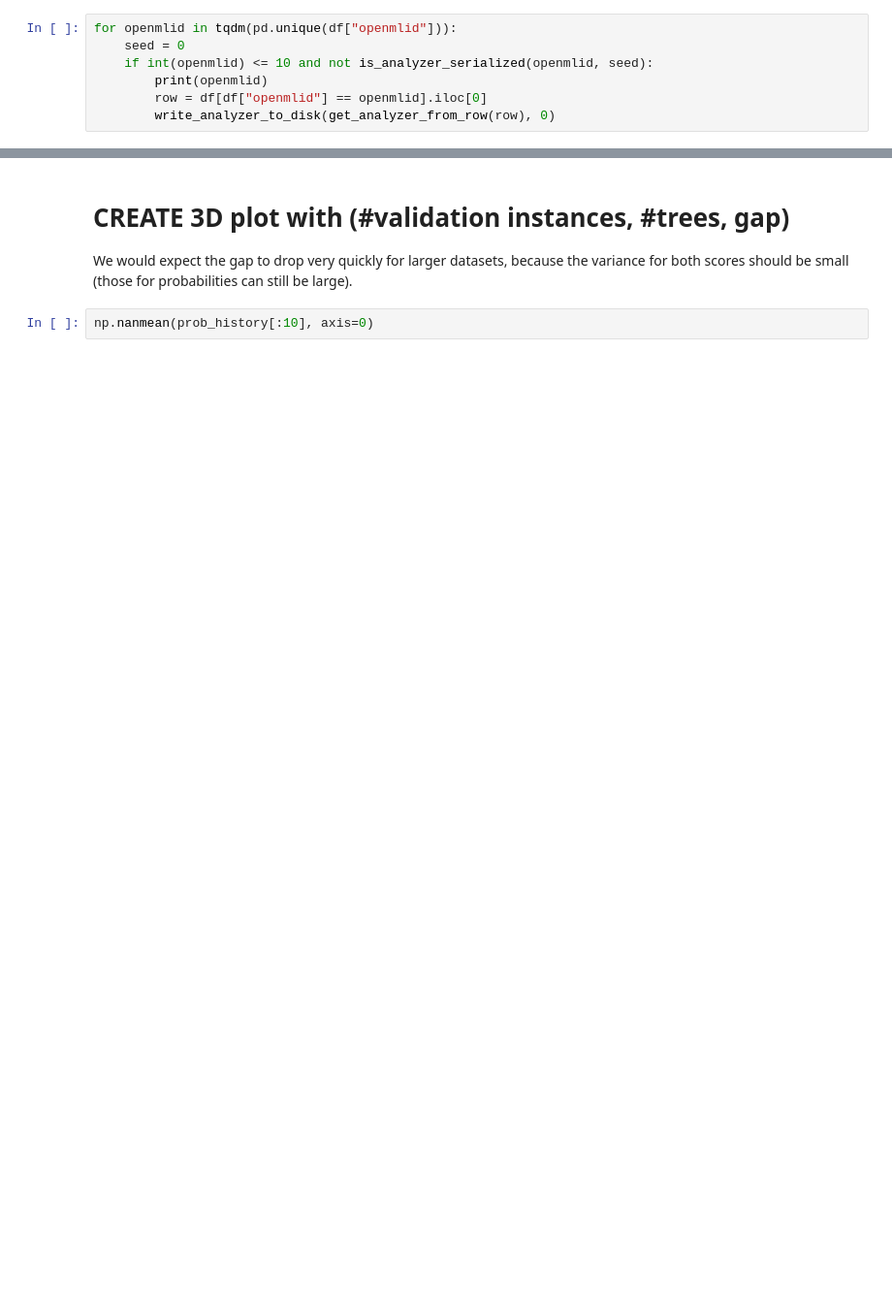
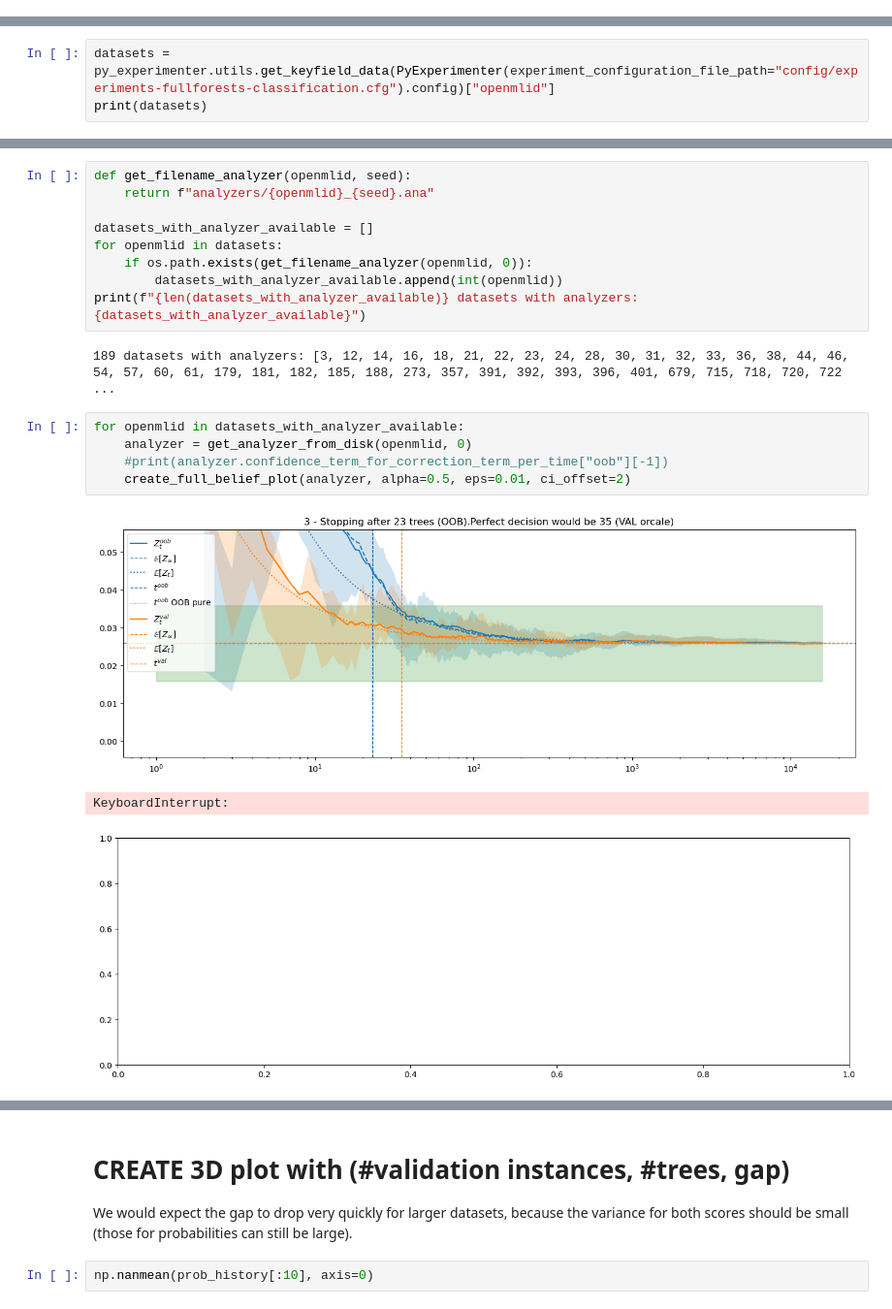
Before and after one commit to fmohr/asforests, a Jupyter notebook: publications/tmlr 2023/analysis/analysis.ipynb, the cells around one changed output, grey strips where cells are left out. Shown: that part at 97% size. Saved outputs shown, nothing was run; the diff lists cells and outputs as text; blank space fills up the shorter version.

Commit message:
updated utils to create analysis data

```diff
--- a/publications/tmlr 2023/analysis/analysis.ipynb
+++ b/publications/tmlr 2023/analysis/analysis.ipynb
@@ -40,7 +0,0 @@ from utils_ import *
-# %%
-for openmlid in tqdm(pd.unique(df["openmlid"])):
-    seed = 0
-    if int(openmlid) <= 10 and not is_analyzer_serialized(openmlid, seed):
-        print(openmlid)
-        row = df[df["openmlid"] == openmlid].iloc[0]
-        write_analyzer_to_disk(get_analyzer_from_row(row), 0)
@@ -226,0 +12,3 @@ plt.show()
+# %%
+datasets = py_experimenter.utils.get_keyfield_data(PyExperimenter(experiment_configuration_file_path="config/experiments-fullforests-classification.cfg").config)["openmlid"]
+print(datasets)
@@ -226,0 +18,20 @@ plt.show()
+# %%
+def get_filename_analyzer(openmlid, seed):
+    return f"analyzers/{openmlid}_{seed}.ana"
+
+datasets_with_analyzer_available = []
+for openmlid in datasets:
+    if os.path.exists(get_filename_analyzer(openmlid, 0)):
+        datasets_with_analyzer_available.append(int(openmlid))
+print(f"{len(datasets_with_analyzer_available)} datasets with analyzers: {datasets_with_analyzer_available}")
+# %% [output]
+189 datasets with analyzers: [3, 12, 14, 16, 18, 21, 22, 23, 24, 28, 30, 31, 32, 33, 36, 38, 44, 46, 54, 57, 60, 61, 179, 181, 182, 185, 188, 273, 357, 391, 392, 393, 396, 401, 679, 715, 718, 720, 722 ...
+# %%
+for openmlid in datasets_with_analyzer_available:
+    analyzer = get_analyzer_from_disk(openmlid, 0)
+    #print(analyzer.confidence_term_for_correction_term_per_time["oob"][-1])
+    create_full_belief_plot(analyzer, alpha=0.5, eps=0.01, ci_offset=2)
+# %% [output]
+[figure, added]
+KeyboardInterrupt:
+[figure, added]
```
Also changed, not shown: parts of 45 cells of this notebook, 11 other files.
